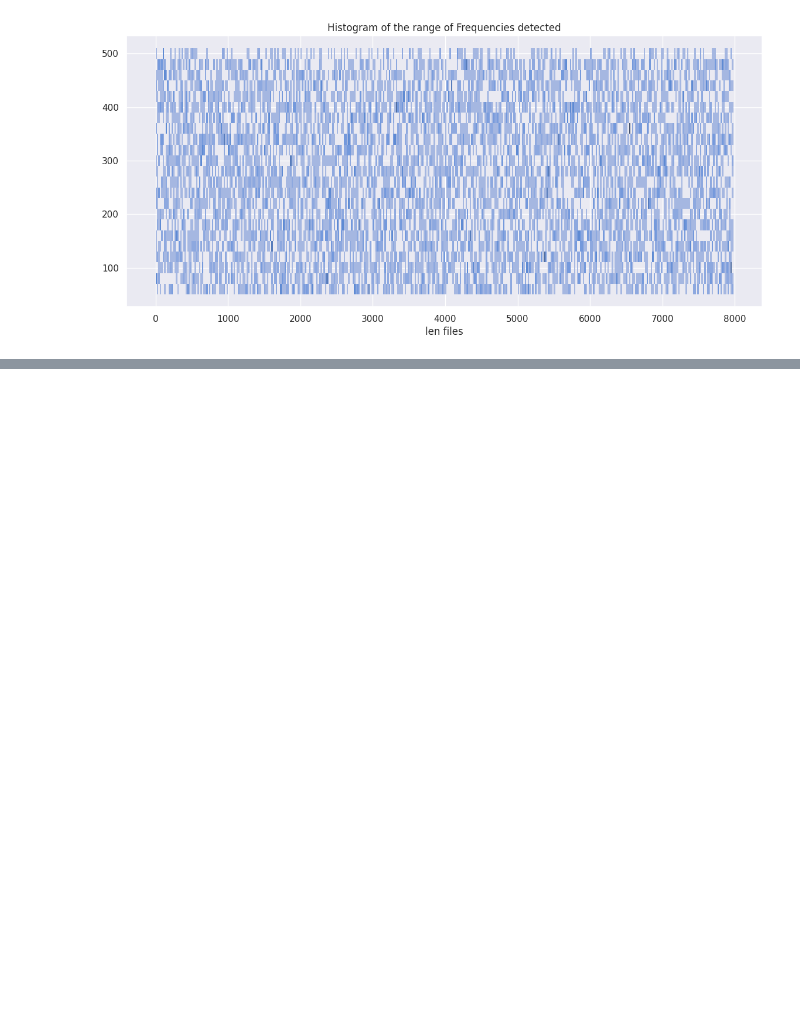
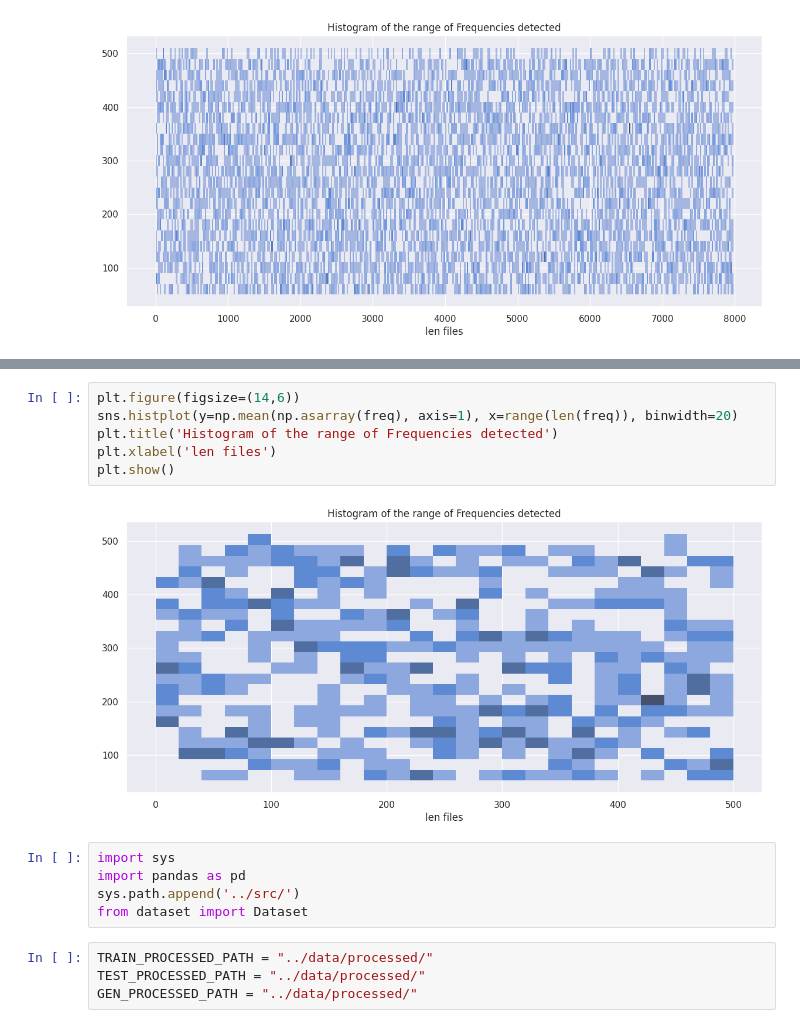
Before and after one commit to bezbahen0/g2net, a Jupyter notebook: notebooks/EDA.ipynb, the cells around one changed output, grey strips where cells are left out. Drawn from its saved outputs; the diff is of its cells as text; blank space fills up the shorter version.

```diff
--- a/notebooks/EDA.ipynb
+++ b/notebooks/EDA.ipynb
@@ -101,0 +144,17 @@ plt.show()
+# %%
+plt.figure(figsize=(14,6))
+sns.histplot(y=np.mean(np.asarray(freq), axis=1), x=range(len(freq)), binwidth=20)
+plt.title('Histogram of the range of Frequencies detected')
+plt.xlabel('len files')
+plt.show()
+# %% [output]
+[figure, added]
+# %%
+import sys
+import pandas as pd
+sys.path.append('../src/')
+from dataset import Dataset
+# %%
+TRAIN_PROCESSED_PATH = "../data/processed/"
+TEST_PROCESSED_PATH = "../data/processed/"
+GEN_PROCESSED_PATH = "../data/processed/"
```
Also changed, not shown: parts of 9 cells of this notebook, 5 other files.
